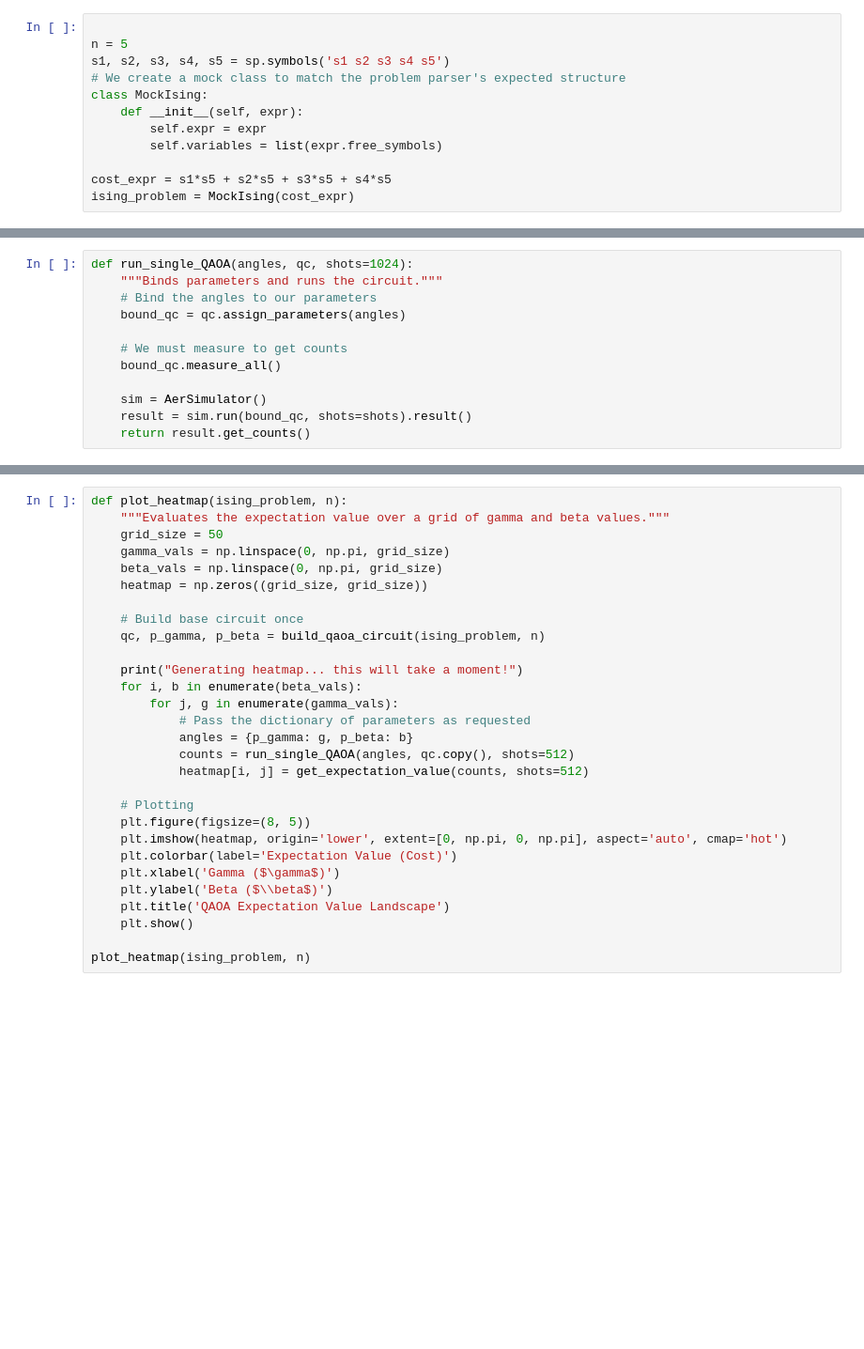
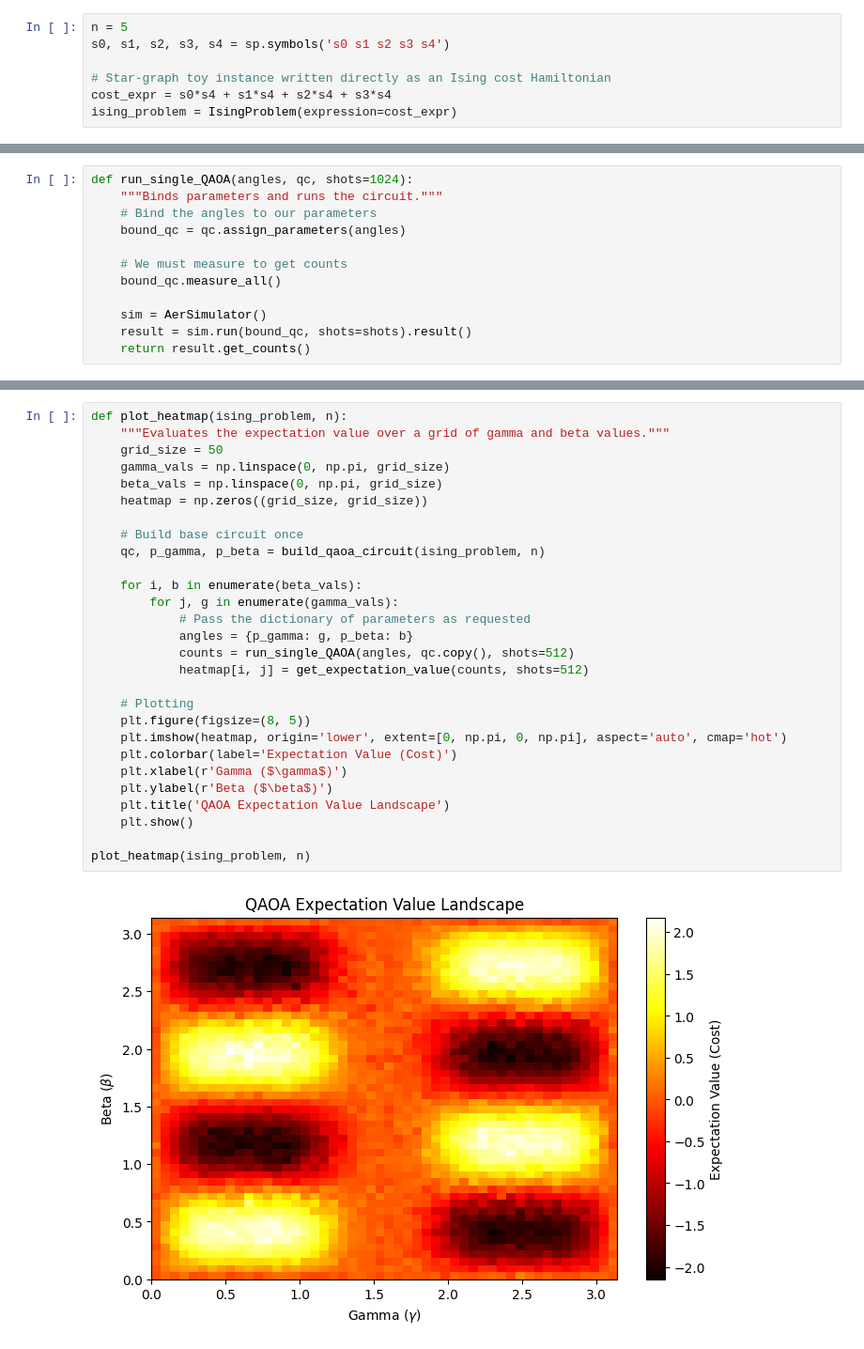
Before and after one commit to rmnbm/quantum-algorithms-lab, a Jupyter notebook: notebooks/qaoa_test_max_cut.ipynb, the cells around one changed output, grey strips where cells are left out. Shown at 94% size. Cells and saved outputs as stored; diff of their text form; blank space fills up the shorter version.

```diff
--- a/notebooks/qaoa_test_max_cut.ipynb
+++ b/notebooks/qaoa_test_max_cut.ipynb
@@ -20,17 +14,12 @@ ModuleNotFoundError: No module named 'solver'
 # %% [markdown]
 **Problem Definition**
 # %%
+n = 5
+s0, s1, s2, s3, s4 = sp.symbols('s0 s1 s2 s3 s4')
 
-n = 5
-s1, s2, s3, s4, s5 = sp.symbols('s1 s2 s3 s4 s5')
-# We create a mock class to match the problem parser's expected structure
-class MockIsing:
-    def __init__(self, expr):
-        self.expr = expr
-        self.variables = list(expr.free_symbols)
-
-cost_expr = s1*s5 + s2*s5 + s3*s5 + s4*s5
-ising_problem = MockIsing(cost_expr)
+# Star-graph toy instance written directly as an Ising cost Hamiltonian
+cost_expr = s0*s4 + s1*s4 + s2*s4 + s3*s4
+ising_problem = IsingProblem(expression=cost_expr)
 # %%
 def build_qaoa_circuit(ising_problem, n):
     """Builds the base QAOA circuit with unbound parameters."""
@@ -75,29 +62,30 @@ def get_expectation_value(counts, shots=1024):
 # %%
 def plot_heatmap(ising_problem, n):
     """Evaluates the expectation value over a grid of gamma and beta values."""
     grid_size = 50
     gamma_vals = np.linspace(0, np.pi, grid_size)
     beta_vals = np.linspace(0, np.pi, grid_size)
     heatmap = np.zeros((grid_size, grid_size))
 
     # Build base circuit once
     qc, p_gamma, p_beta = build_qaoa_circuit(ising_problem, n)
 
-    print("Generating heatmap... this will take a moment!")
     for i, b in enumerate(beta_vals):
         for j, g in enumerate(gamma_vals):
             # Pass the dictionary of parameters as requested
             angles = {p_gamma: g, p_beta: b}
             counts = run_single_QAOA(angles, qc.copy(), shots=512)
             heatmap[i, j] = get_expectation_value(counts, shots=512)
 
     # Plotting
     plt.figure(figsize=(8, 5))
     plt.imshow(heatmap, origin='lower', extent=[0, np.pi, 0, np.pi], aspect='auto', cmap='hot')
     plt.colorbar(label='Expectation Value (Cost)')
-    plt.xlabel('Gamma ($\gamma$)')
-    plt.ylabel('Beta ($\\beta$)')
+    plt.xlabel(r'Gamma ($\gamma$)')
+    plt.ylabel(r'Beta ($\beta$)')
     plt.title('QAOA Expectation Value Landscape')
     plt.show()
 
 plot_heatmap(ising_problem, n)
+# %% [output]
+[figure, added]
```
Also changed, not shown: parts of 5 cells of this notebook, 48 other files.
